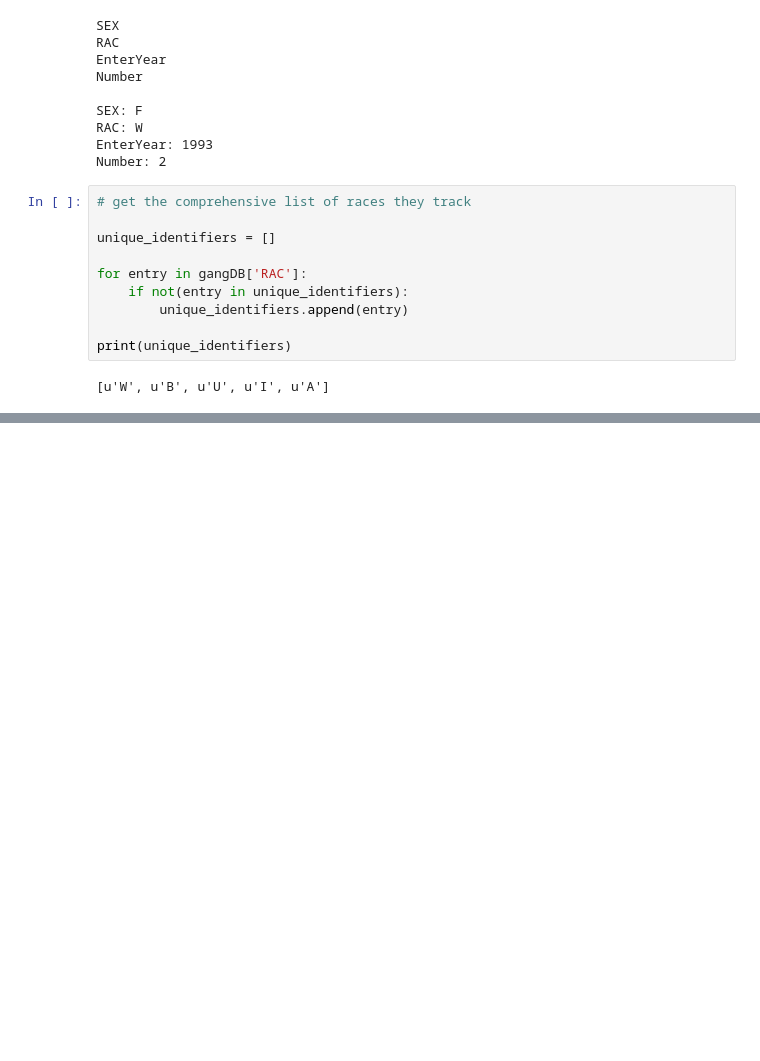
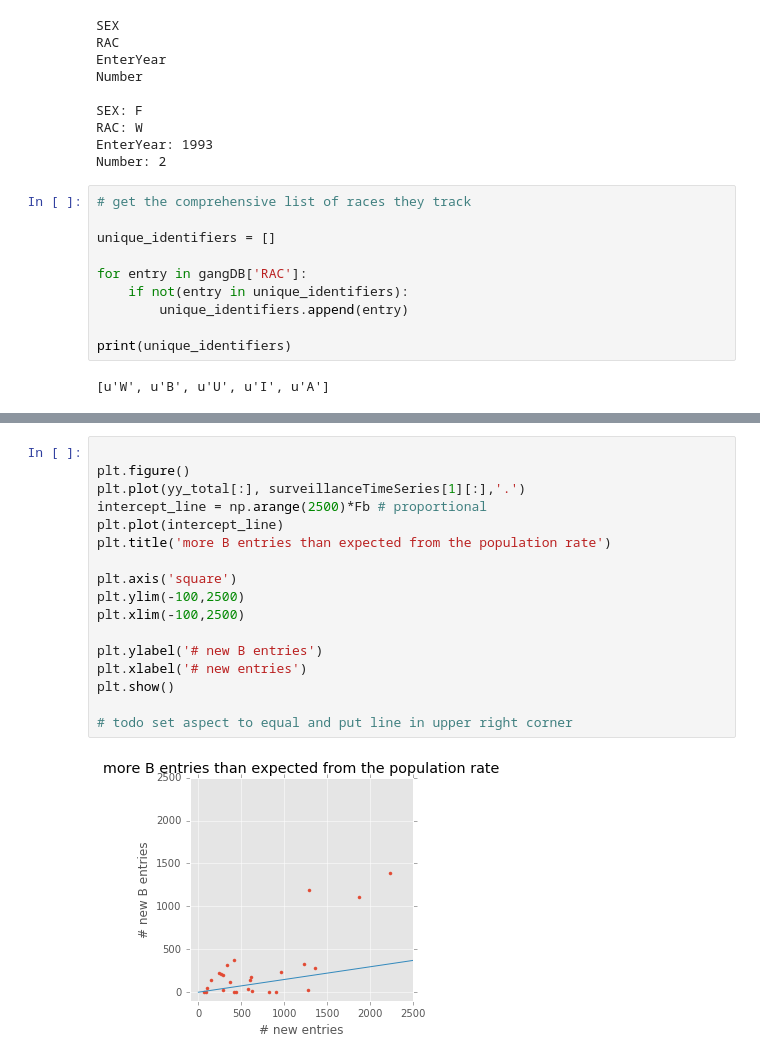
Before and after one commit to brendanchambers/chicago_gang_database, a Jupyter notebook: sandbox.ipynb, the cells around one changed output, grey strips where cells are left out. Drawn from its saved outputs; the diff is of its cells as text; blank space fills up the shorter version.

```diff
--- a/sandbox.ipynb
+++ b/sandbox.ipynb
@@ -194,0 +252,19 @@ plt.show()
+# %%
+
+plt.figure()
+plt.plot(yy_total[:], surveillanceTimeSeries[1][:],'.')
+intercept_line = np.arange(2500)*Fb # proportional
+plt.plot(intercept_line)
+plt.title('more B entries than expected from the population rate')
+
+plt.axis('square')
+plt.ylim(-100,2500)
+plt.xlim(-100,2500)
+
+plt.ylabel('# new B entries')
+plt.xlabel('# new entries')
+plt.show()
+
+# todo set aspect to equal and put line in upper right corner
+# %% [output]
+[figure, added]
```
Also changed, not shown: parts of 7 cells of this notebook, 1 other file.
